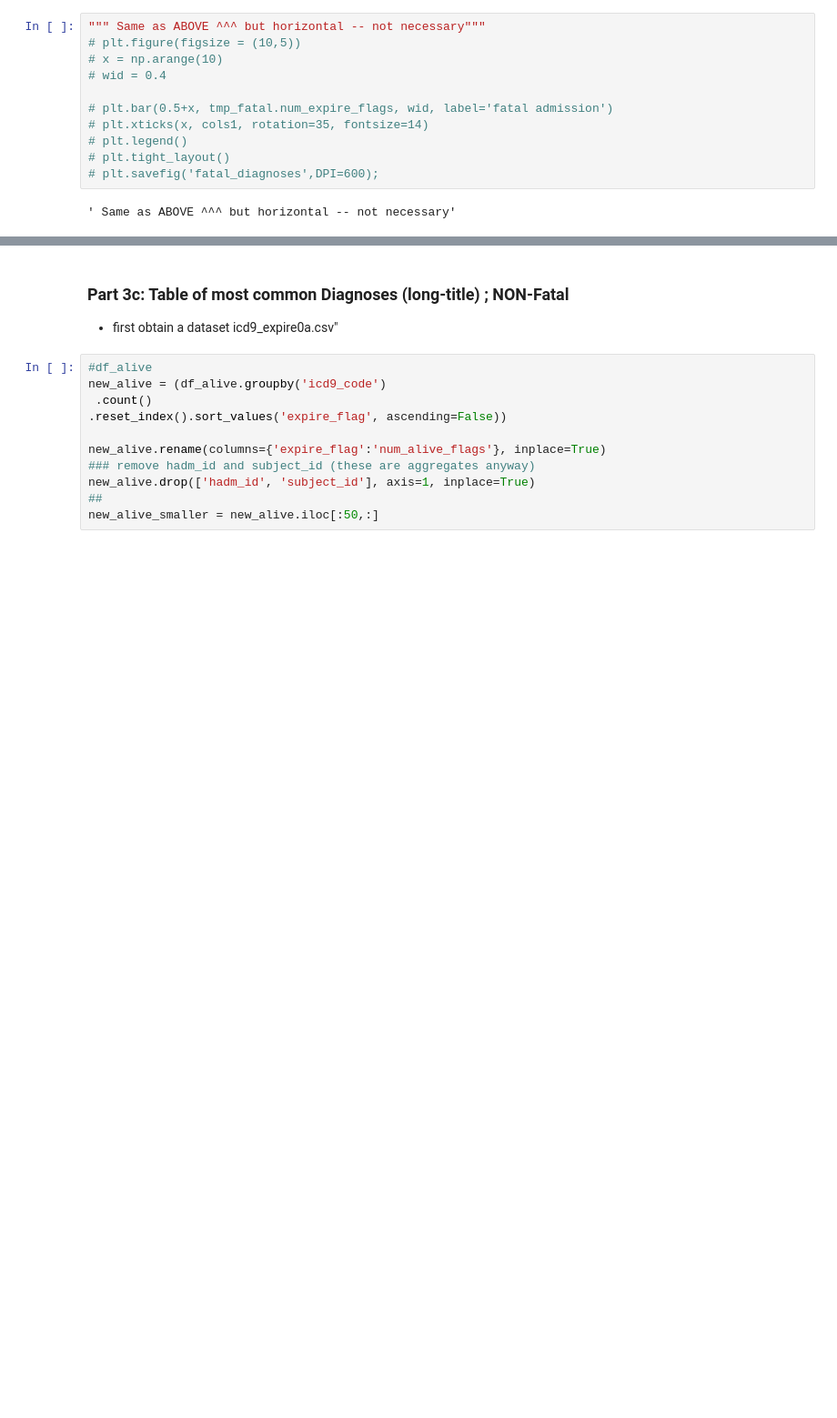
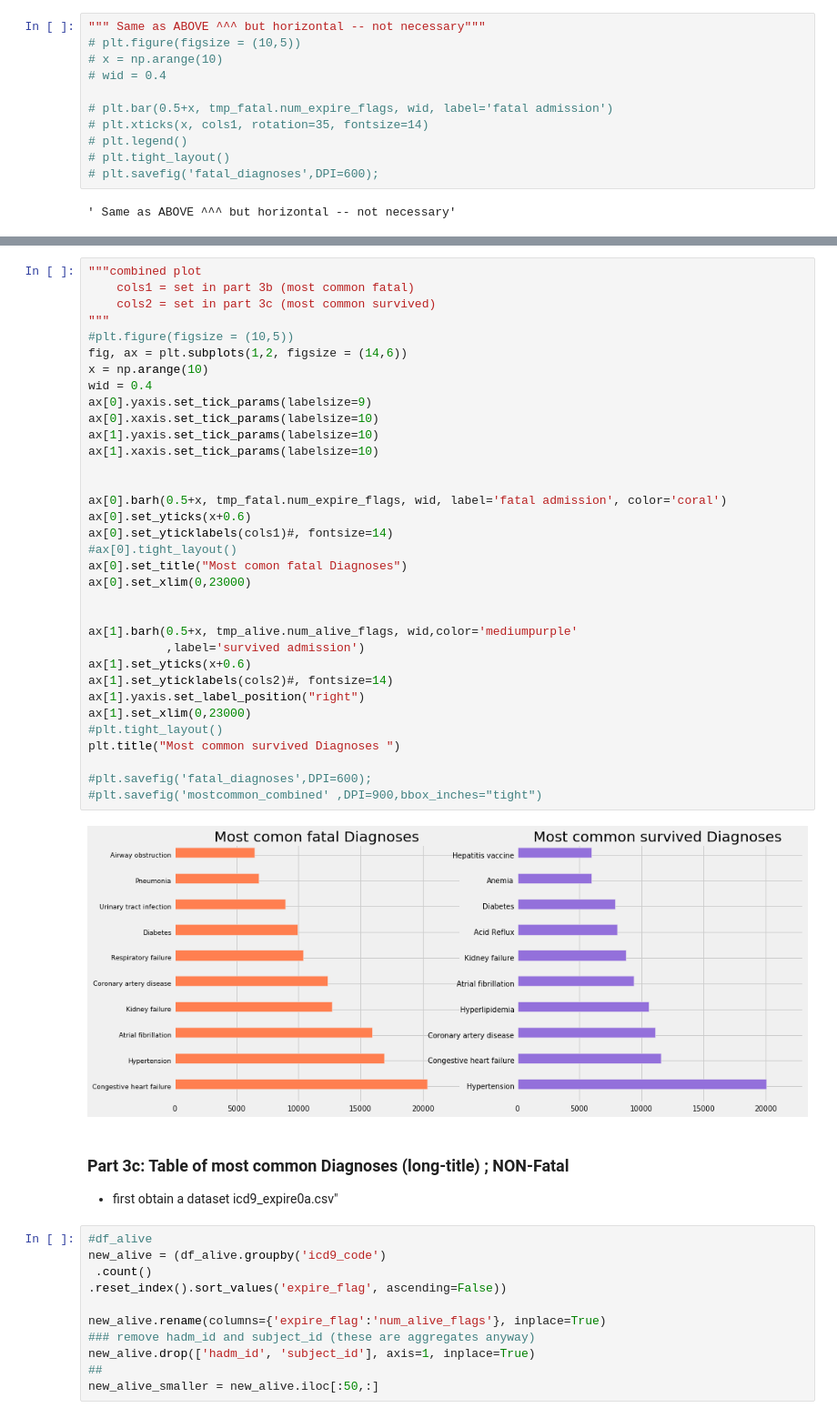
Before and after one commit to billiescodes/mortality_in_ICU, a Jupyter notebook: 01_ExploratoryAnalysis.ipynb, the cells around one changed output, grey strips where cells are left out. Shown at 91% size. Cells and saved outputs as stored; diff of their text form; blank space fills up the shorter version.

```diff
--- a/01_ExploratoryAnalysis.ipynb
+++ b/01_ExploratoryAnalysis.ipynb
@@ -799,3 +803,39 @@ as can be seen from the plots above Congestive Heart failure is both the most su
+# %%
+"""combined plot
+    cols1 = set in part 3b (most common fatal)
+    cols2 = set in part 3c (most common survived)
+"""
+#plt.figure(figsize = (10,5))
+fig, ax = plt.subplots(1,2, figsize = (14,6))
+x = np.arange(10)
+wid = 0.4
+ax[0].yaxis.set_tick_params(labelsize=9)
+ax[0].xaxis.set_tick_params(labelsize=10)
+ax[1].yaxis.set_tick_params(labelsize=10)
+ax[1].xaxis.set_tick_params(labelsize=10)
+
+
+ax[0].barh(0.5+x, tmp_fatal.num_expire_flags, wid, label='fatal admission', color='coral')
+ax[0].set_yticks(x+0.6)
+ax[0].set_yticklabels(cols1)#, fontsize=14)
+#ax[0].tight_layout()
+ax[0].set_title("Most comon fatal Diagnoses")
+ax[0].set_xlim(0,23000)
+
+
+ax[1].barh(0.5+x, tmp_alive.num_alive_flags, wid,color='mediumpurple'
+           ,label='survived admission')
+ax[1].set_yticks(x+0.6)
+ax[1].set_yticklabels(cols2)#, fontsize=14)
+ax[1].yaxis.set_label_position("right")
+ax[1].set_xlim(0,23000)
+#plt.tight_layout()
+plt.title("Most common survived Diagnoses ")
+
+#plt.savefig('fatal_diagnoses',DPI=600);
+#plt.savefig('mostcommon_combined' ,DPI=900,bbox_inches="tight")
+# %% [output]
+[figure, added]
 # %% [markdown]
 ### Part 3c:  Table of most common Diagnoses (long-title) ; NON-Fatal
 + first obtain a dataset icd9_expire0a.csv"
```
Also changed, not shown: parts of 3 cells of this notebook.
